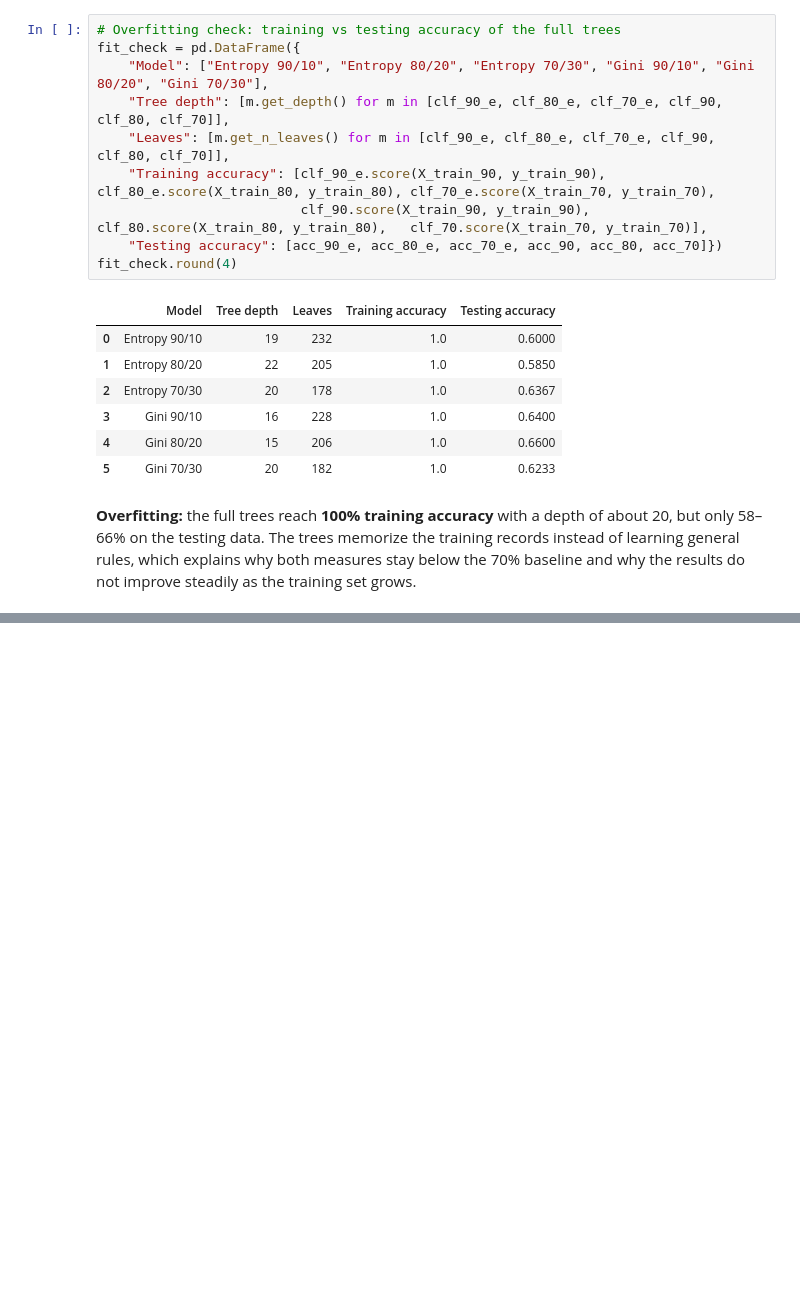
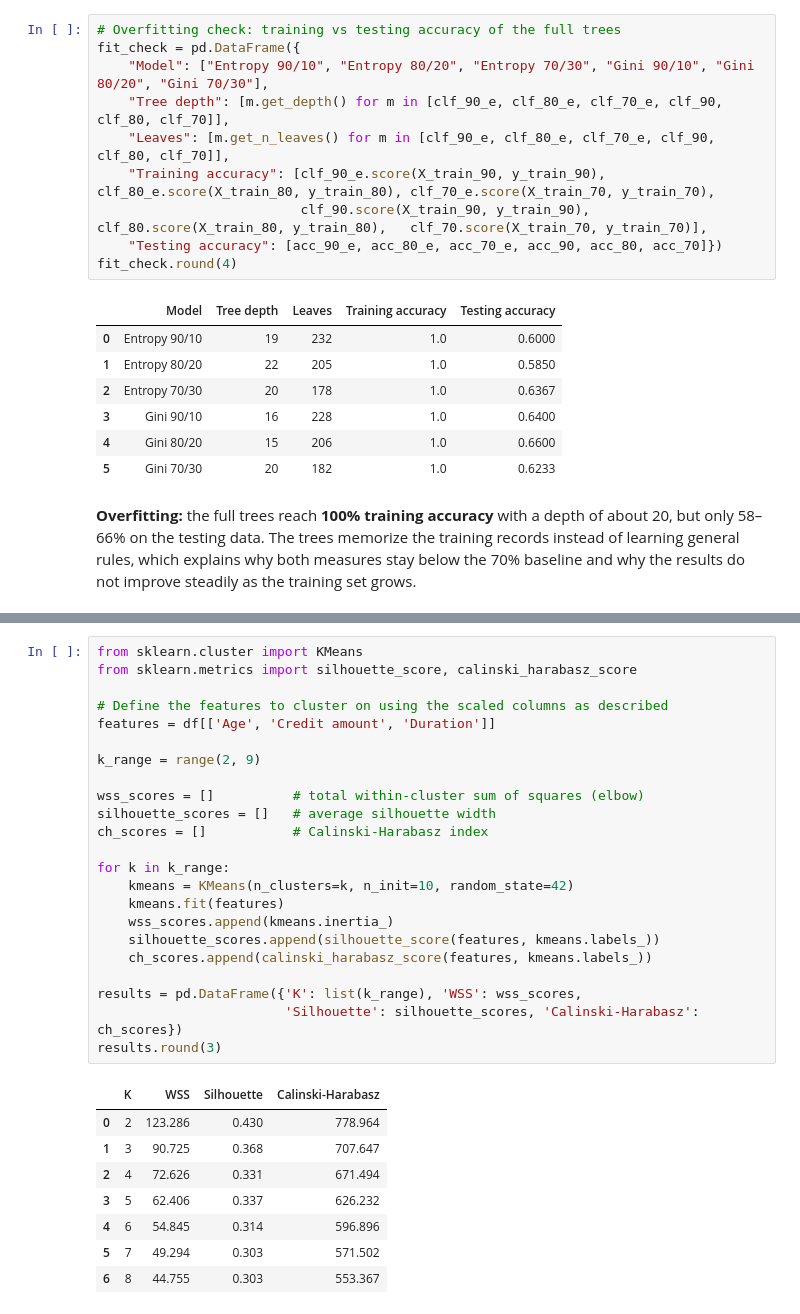
Before and after one commit to saraalmazroa/-IT326-DataMining-Project-, a Jupyter notebook: Phase3.ipynb, the cells around one changed output, grey strips where cells are left out. Saved outputs shown, nothing was run; the diff lists cells and outputs as text; blank space fills up the shorter version.

```diff
--- a/Phase3.ipynb
+++ b/Phase3.ipynb
@@ -582,0 +589,32 @@ fit_check.round(4)
+# %%
+from sklearn.cluster import KMeans
+from sklearn.metrics import silhouette_score, calinski_harabasz_score
+
+# Define the features to cluster on using the scaled columns as described
+features = df[['Age', 'Credit amount', 'Duration']]
+
+k_range = range(2, 9)
+
+wss_scores = []          # total within-cluster sum of squares (elbow)
+silhouette_scores = []   # average silhouette width
+ch_scores = []           # Calinski-Harabasz index
+
+for k in k_range:
+    kmeans = KMeans(n_clusters=k, n_init=10, random_state=42)
+    kmeans.fit(features)
+    wss_scores.append(kmeans.inertia_)
+    silhouette_scores.append(silhouette_score(features, kmeans.labels_))
+    ch_scores.append(calinski_harabasz_score(features, kmeans.labels_))
+
+results = pd.DataFrame({'K': list(k_range), 'WSS': wss_scores,
+                        'Silhouette': silhouette_scores, 'Calinski-Harabasz': ch_scores})
+results.round(3)
+# %% [output]
+|  | K | WSS | Silhouette | Calinski-Harabasz |
+| 0 | 2 | 123.286 | 0.430 | 778.964 |
+| 1 | 3 | 90.725 | 0.368 | 707.647 |
+| 2 | 4 | 72.626 | 0.331 | 671.494 |
+| 3 | 5 | 62.406 | 0.337 | 626.232 |
+| 4 | 6 | 54.845 | 0.314 | 596.896 |
+| 5 | 7 | 49.294 | 0.303 | 571.502 |
+| 6 | 8 | 44.755 | 0.303 | 553.367 |
```
Also changed, not shown: parts of 17 cells of this notebook.
